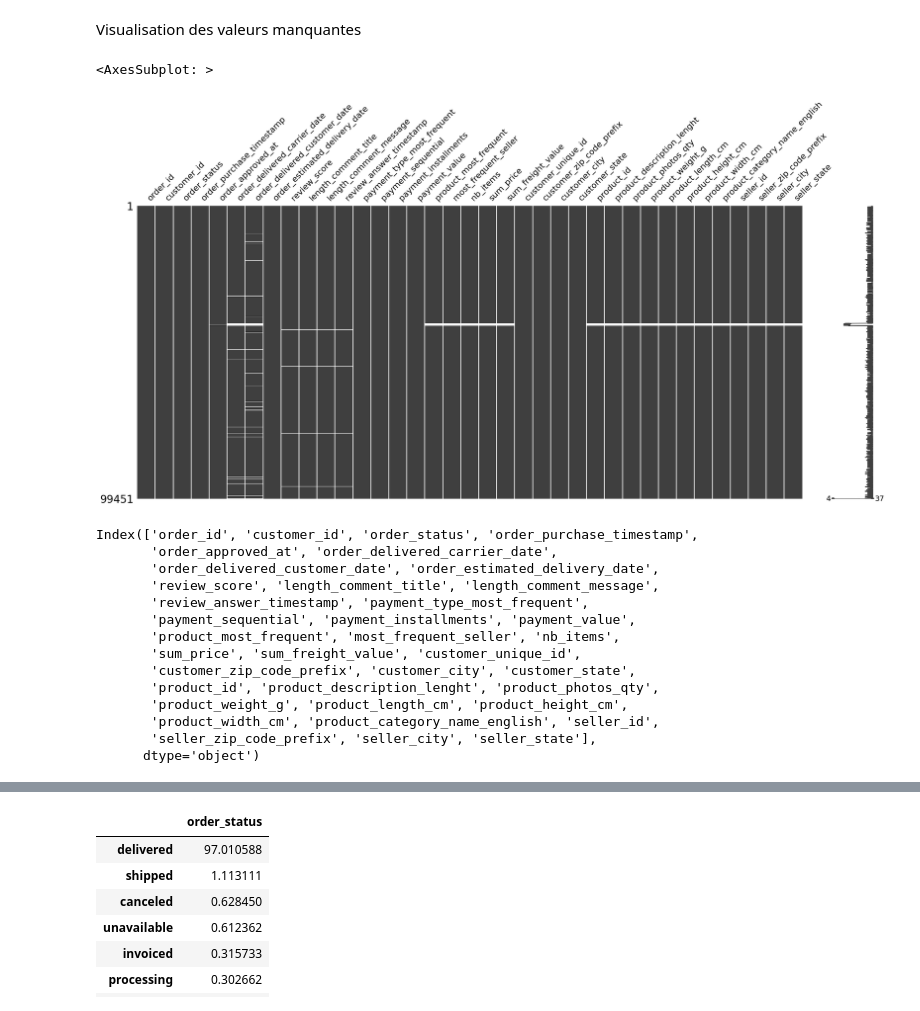
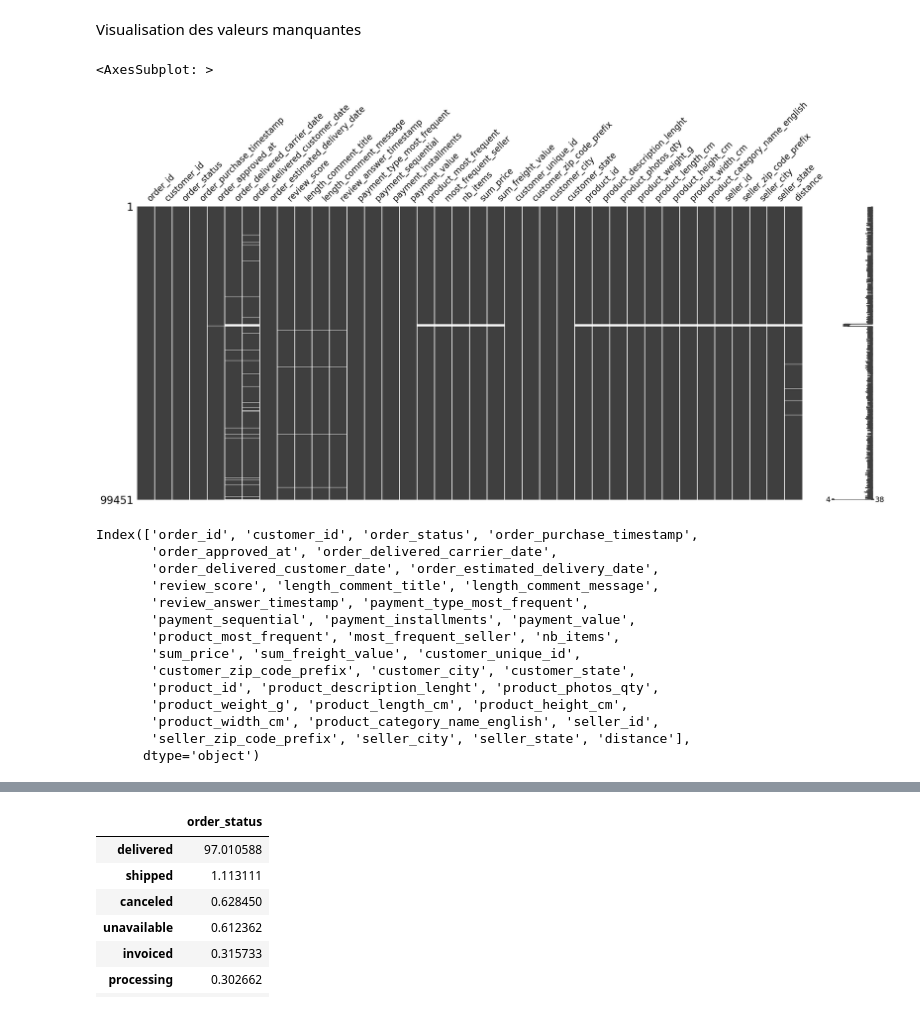
Before and after one commit to StevenDelval/segmentation_client, a Jupyter notebook: analyse.ipynb, the cells around one changed output, grey strips where cells are left out. Saved outputs shown, nothing was run; the diff lists cells and outputs as text; code cells hidden in the pictures.

Commit message:
ajout distance seller customer

```diff
--- a/analyse.ipynb
+++ b/analyse.ipynb
@@ -176,3 +176,8 @@ df_merge = df_merge.merge(df_olist_order_items_dataset,how="outer",on="order_id"
 df_merge = df_merge.merge(df_olist_customers_dataset,how="outer",on="customer_id")
 df_merge = df_merge.merge(df_product,how="left",right_on='product_id',left_on="product_most_frequent")
 df_merge = df_merge.merge(df_olist_sellers_dataset,how="outer",left_on="most_frequent_seller",right_on="seller_id")
+# %%
+# Group the dataframe by zip code and aggregate by median latitude and median longitude
+zip_code_lat_long = df_olist_geolocation_dataset.groupby('geolocation_zip_code_prefix').agg({'geolocation_lat': 'median', 'geolocation_lng': 'median'}).reset_index()
+# Print the results
+print(zip_code_lat_long)
@@ -178,0 +199,16 @@ df_merge = df_merge.merge(df_olist_sellers_dataset,how="outer",left_on="most_fre
+# %%
+import math
+
+df_merge = df_merge.merge(zip_code_lat_long,how="left",left_on="customer_zip_code_prefix",right_on="geolocation_zip_code_prefix")
+df_merge.rename(columns={"geolocation_lat":"customer_geolocation_lat","geolocation_lng":"customer_geolocation_lng"}, inplace=True)
+df_merge.drop("geolocation_zip_code_prefix", axis=1,inplace=True)
+df_merge = df_merge.merge(zip_code_lat_long,how="left",left_on="seller_zip_code_prefix",right_on="geolocation_zip_code_prefix")
+df_merge.rename(columns={"geolocation_lat":"seller_geolocation_lat","geolocation_lng":"seller_geolocation_lng"}, inplace=True)
+df_merge.drop("geolocation_zip_code_prefix", axis=1,inplace=True)
+
+df_merge['distance'] = math.dist([df_merge.customer_geolocation_lat,df_merge.customer_geolocation_lng],[df_merge.seller_geolocation_lat,df_merge.seller_geolocation_lng])
+
+# df_merge['distance'] = ((df_merge.customer_geolocation_lat - df_merge.seller_geolocation_lat)**2 +
+#                         (df_merge.customer_geolocation_lng - df_merge.seller_geolocation_lng)**2)**0.5
+
+df_merge.drop(["customer_geolocation_lat","customer_geolocation_lng","seller_geolocation_lat","seller_geolocation_lng"], axis=1,inplace=True)
@@ -179,12 +232,13 @@ df_merge = df_merge.merge(df_olist_sellers_dataset,how="outer",left_on="most_fre
 # %% [markdown]
 Visualisation des valeurs manquantes
 # %%
+stop
 import missingno as msno
 
 msno.matrix(df_merge)
 # %% [output]
 <AxesSubplot: >
-[figure, old version]
+[figure, new version]
 # %%
 df_merge.columns
 # %% [output]
@@ -200,7 +254,7 @@ Index(['order_id', 'customer_id', 'order_status', 'order_purchase_timestamp',
        'product_id', 'product_description_lenght', 'product_photos_qty',
        'product_weight_g', 'product_length_cm', 'product_height_cm',
        'product_width_cm', 'product_category_name_english', 'seller_id',
-       'seller_zip_code_prefix', 'seller_city', 'seller_state'],
+       'seller_zip_code_prefix', 'seller_city', 'seller_state', 'distance'],
       dtype='object')
 # %%
 columns=["review_score","length_comment_title","length_comment_message","payment_installments","payment_value","nb_items","product_description_lenght","product_photos_qty"]
```
Also changed, not shown: parts of 7 cells of this notebook, 1 other file.
